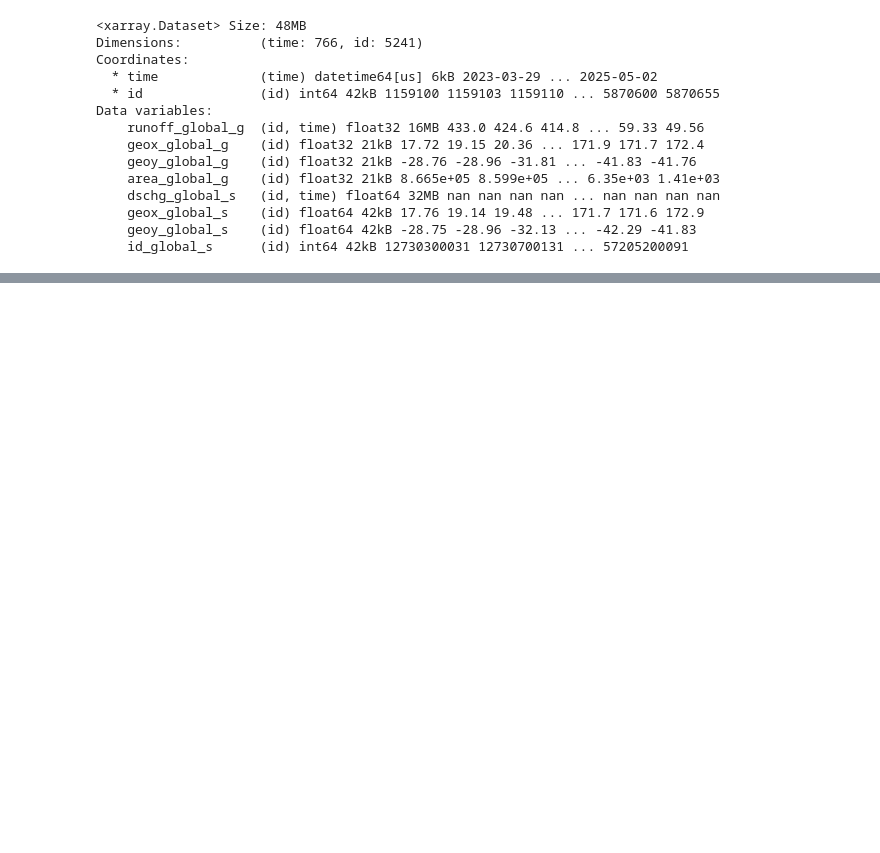
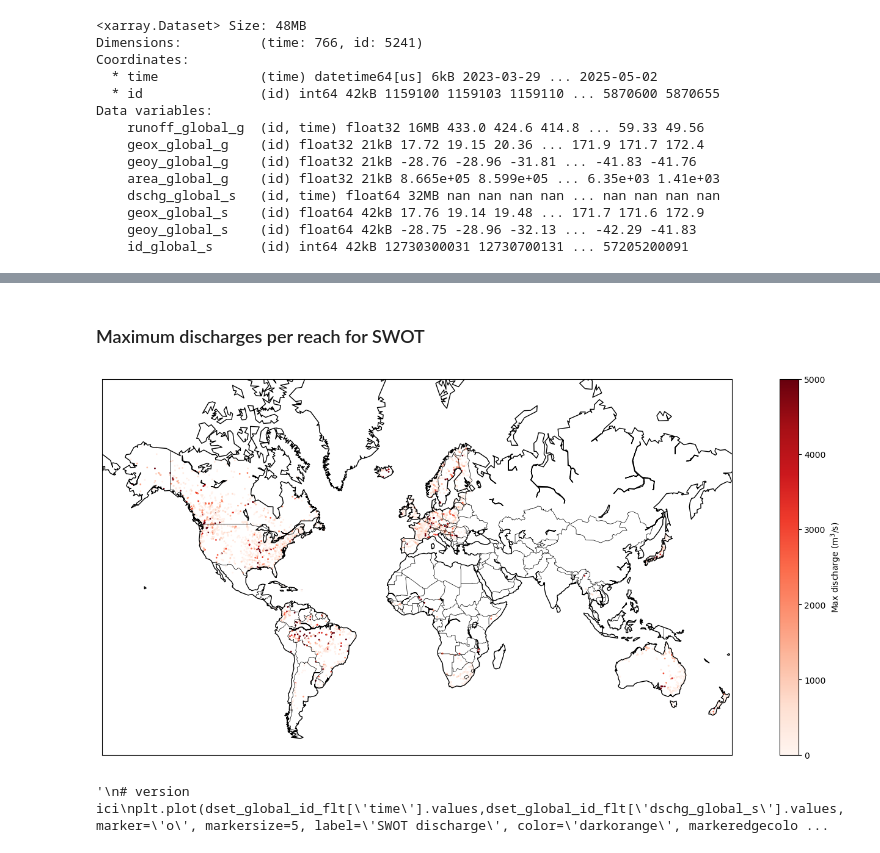
Before and after one commit to evecastonguay/Stage2026, a Jupyter notebook: discharge_dset.ipynb, the cells around one changed output, grey strips where cells are left out. Cells and saved outputs as stored; diff of their text form; code cells hidden in the pictures; blank space fills up the shorter version.

```diff
--- a/discharge_dset.ipynb
+++ b/discharge_dset.ipynb
@@ -398,0 +399,64 @@ Figure of station 3626000 saved in /obs/ecastonguay/scripts/figures
+# %% [markdown]
+### Maximum discharges per reach for SWOT
+# %%
+# Tutorial https://www.tutorialspoint.com/matplotlib/matplotlib_basemap.htm
+# Colormaps https://matplotlib.org/stable/users/explain/colors/colormaps.html
+
+# Compute maximum discharges (ignoring nans)
+dschg_max = np.nanmax(dset_global['dschg_global_s'].values, axis=1) # value will be nan if no data
+
+# Retrieve (lat,lon) of reaches (not stations)
+x_s = dset_global['geox_global_s'].values
+y_s = dset_global['geoy_global_s'].values
+
+# Plot
+plt.figure(figsize=(20, 8))
+
+min_lat = -60
+max_lat = 80
+min_lon = -180
+max_lon = 180
+map = Basemap(
+   projection='merc', llcrnrlat=min_lat, urcrnrlat=max_lat,
+   llcrnrlon=min_lon, urcrnrlon=max_lon, resolution='c')
+
+map.drawcoastlines()
+map.drawcountries()
+#map.drawparallels(np.linspace(min_lon,max_lon,num=10))
+#map.drawmeridians(np.linspace(min_lat,max_lat,num=10))
+
+
+x, y = map(x_s, y_s)  # Projecting latitudes and longitudes to map coordinates
+mymap = map.scatter(x, y, c=dschg_max, cmap='Reds', marker='o', alpha=1, s=1, vmin=0,vmax=5000) # s is markersize
+
+plt.colorbar(mymap, label=r'Max discharge (m$^3$/s)')
+
+plt.show()
+
+"""# version école
+ax = plt.axes(projection=ccrs.Mercator())
+ax.coastlines(resolution='1000m',linewidths=0.4,color='k')
+#ax.gridlines(draw_labels={"bottom": "x", "left": "y"},color='w',alpha=0.3,xlocs=[-74,-73.5,-73])
+
+im = ax.contourf(x_s,y_s,dschg_max,vmin=0,vmax=0.45,cmap='Blues',transform=ccrs.PlateCarree()) # attention aux coordonnées mercator vs sphériques/régulières
+plt.colorbar(im,label='Taux de précipitation [mm/3h]')
+#ax.set(title=f"Distribution spatiale du taux de précipitation [mm/3h]\nmoyen de novembre 2019 pour Montréal")
+"""
+
+"""
+# version ici
+plt.plot(dset_global_id_flt['time'].values,dset_global_id_flt['dschg_global_s'].values, marker='o', markersize=5, label='SWOT discharge', color='darkorange', markeredgecolor='white', markeredgewidth=0.4, linestyle='-')
+plt.plot(dset_global_id_flt['time'].values, dset_global_id_flt['runoff_global_g'].values, marker='o', markersize=5, label='In situ', color='tab:blue', alpha=1, markeredgecolor='white', markeredgewidth=0.4)
+
+plt.title(f"In situ runoff measurements of station {station_id} and the SWOT L4 consensus discharge \nof it's nearest corresponding reach {closest_reach_id}")
+plt.xlabel('Time (UTC)')
+plt.ylabel(r'Discharge (m$^3$/s)')
+
+plt.legend()
+plt.grid(True)
+fig_name = f'TEST discharge_comparison_station{station_id}_r{closest_reach_id}_{target_date_inf}_{target_date_sup}.png' # SELECT file name
+plt.savefig(f'/obs/ecastonguay/scripts/figures/{fig_name}', dpi=400, bbox_inches='tight')
+plt.show()"""
+# %% [output]
+[figure, added]
+'\n# version ici\nplt.plot(dset_global_id_flt[\'time\'].values,dset_global_id_flt[\'dschg_global_s\'].values, marker=\'o\', markersize=5, label=\'SWOT discharge\', color=\'darkorange\', markeredgecolo ...
```
Also changed, not shown: parts of 7 cells of this notebook.
